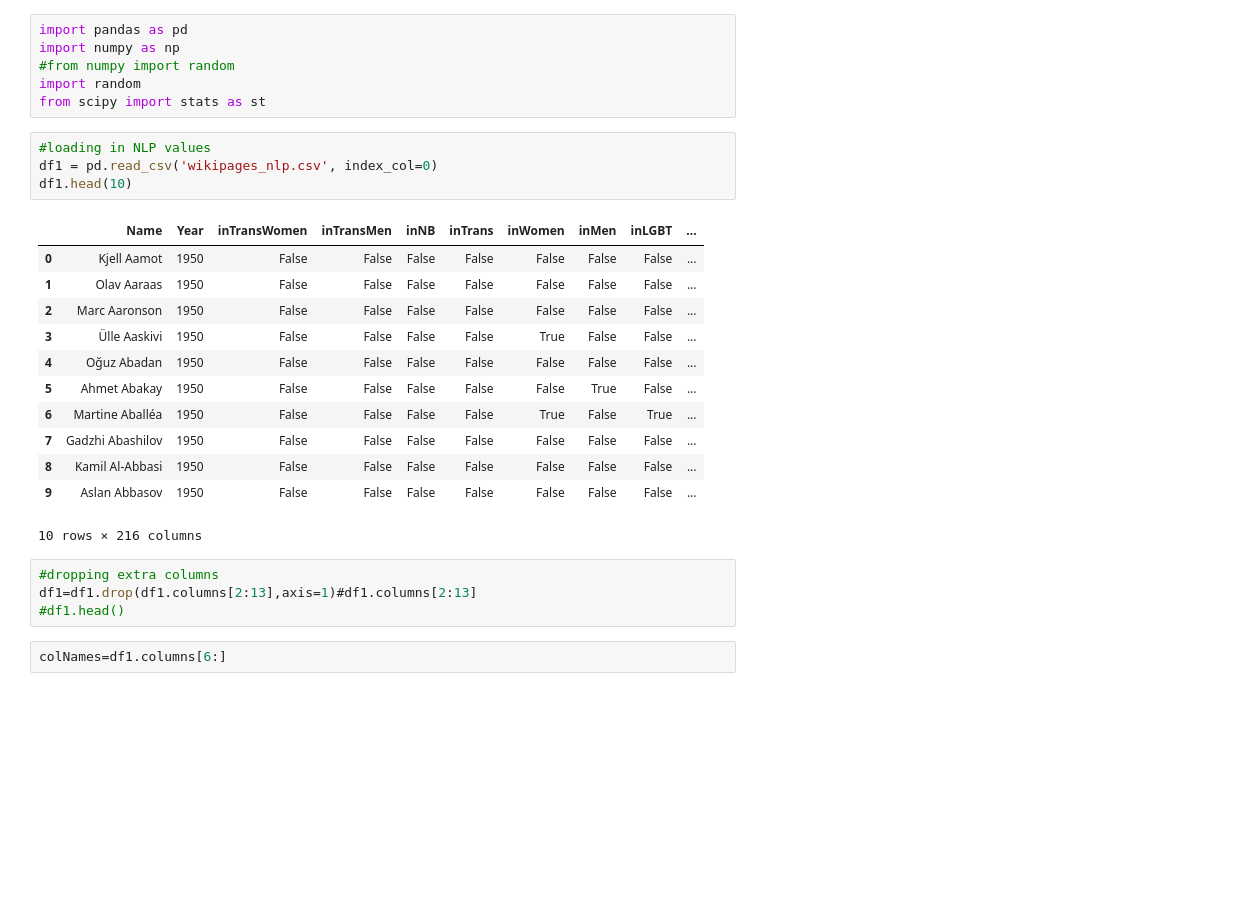
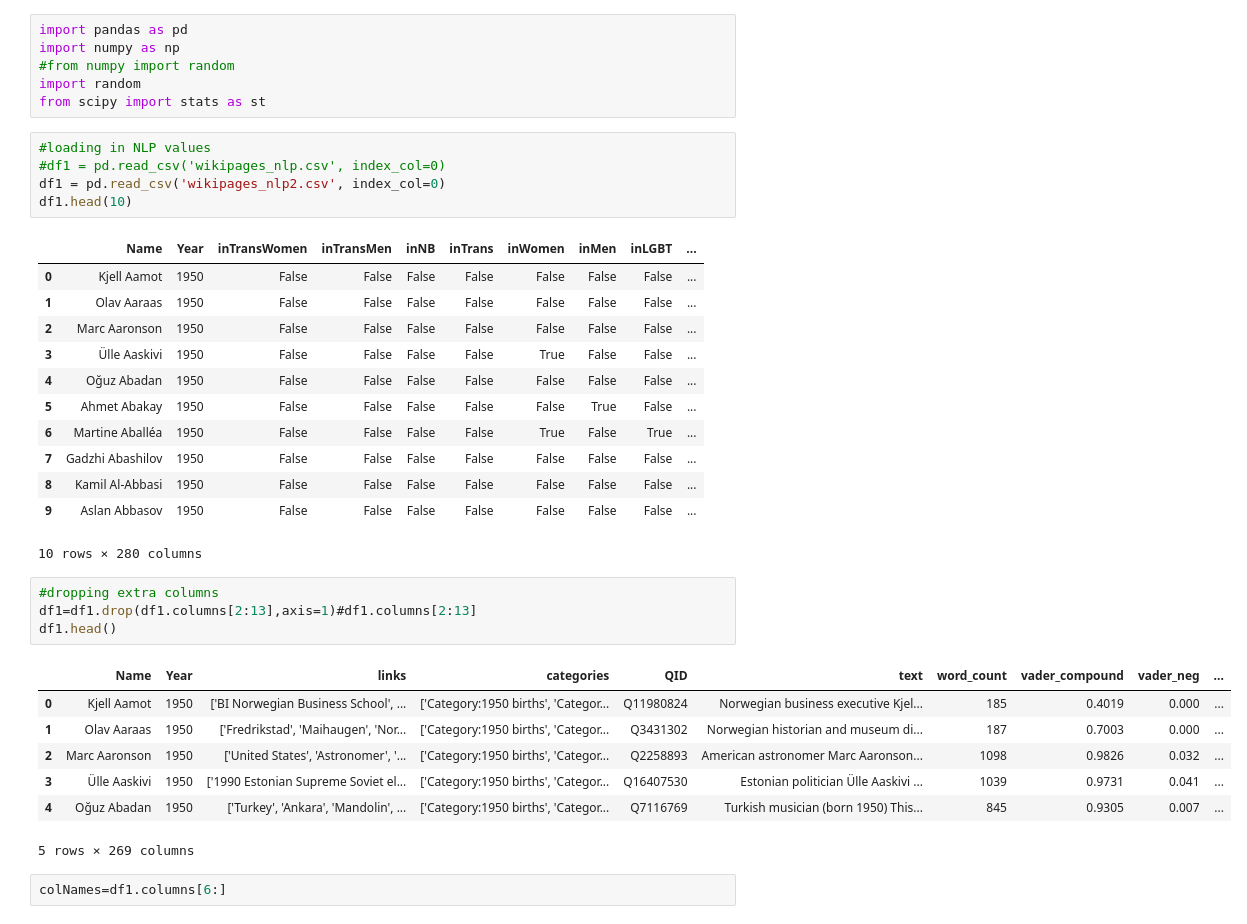
Before and after one commit to KatyWeathington/WikiQueerness, a Jupyter notebook: statAnalysis.ipynb, the cells around one changed output. Cells and saved outputs as stored; diff of their text form; blank space fills up the shorter version.

```diff
--- a/statAnalysis.ipynb
+++ b/statAnalysis.ipynb
@@ -6,7 +6,8 @@ import random
 from scipy import stats as st
 # %%
 #loading in NLP values
-df1 = pd.read_csv('wikipages_nlp.csv', index_col=0)
+#df1 = pd.read_csv('wikipages_nlp.csv', index_col=0)
+df1 = pd.read_csv('wikipages_nlp2.csv', index_col=0)
 df1.head(10)
 # %% [output]
 |  | Name | Year | inTransWomen | inTransMen | inNB | inTrans | inWomen | inMen | inLGBT | ... |
@@ -20,11 +21,19 @@ df1.head(10)
 | 7 | Gadzhi Abashilov | 1950 | False | False | False | False | False | False | False | ... |
 | 8 | Kamil Al-Abbasi | 1950 | False | False | False | False | False | False | False | ... |
 | 9 | Aslan Abbasov | 1950 | False | False | False | False | False | False | False | ... |
-10 rows × 216 columns
+10 rows × 280 columns
 # %%
 #dropping extra columns
 df1=df1.drop(df1.columns[2:13],axis=1)#df1.columns[2:13]
-#df1.head()
+df1.head()
+# %% [output]
+|  | Name | Year | links | categories | QID | text | word_count | vader_compound | vader_neg | ... |
+| 0 | Kjell Aamot | 1950 | ['BI Norwegian Business School', ... | ['Category:1950 births', 'Categor... | Q11980824 | Norwegian business executive Kjel... | 185 | 0.4019 | 0.000 | ... |
+| 1 | Olav Aaraas | 1950 | ['Fredrikstad', 'Maihaugen', 'Nor... | ['Category:1950 births', 'Categor... | Q3431302 | Norwegian historian and museum di... | 187 | 0.7003 | 0.000 | ... |
+| 2 | Marc Aaronson | 1950 | ['United States', 'Astronomer', '... | ['Category:1950 births', 'Categor... | Q2258893 | American astronomer Marc Aaronson... | 1098 | 0.9826 | 0.032 | ... |
+| 3 | Ülle Aaskivi | 1950 | ['1990 Estonian Supreme Soviet el... | ['Category:1950 births', 'Categor... | Q16407530 | Estonian politician Ülle Aaskivi ... | 1039 | 0.9731 | 0.041 | ... |
+| 4 | Oğuz Abadan | 1950 | ['Turkey', 'Ankara', 'Mandolin', ... | ['Category:1950 births', 'Categor... | Q7116769 | Turkish musician (born 1950) This... | 845 | 0.9305 | 0.007 | ... |
+5 rows × 269 columns
 # %%
 colNames=df1.columns[6:]
 # %%
```
Also changed, not shown: parts of 4 cells of this notebook, 7 other files.
